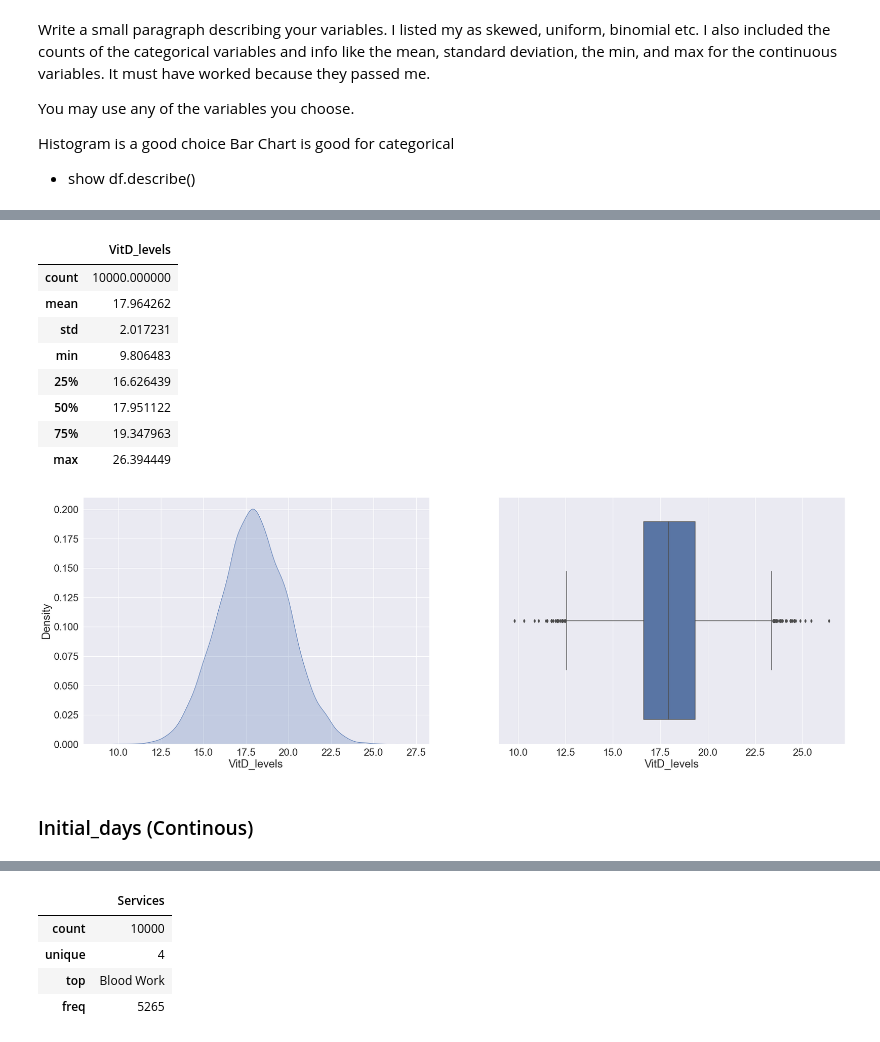
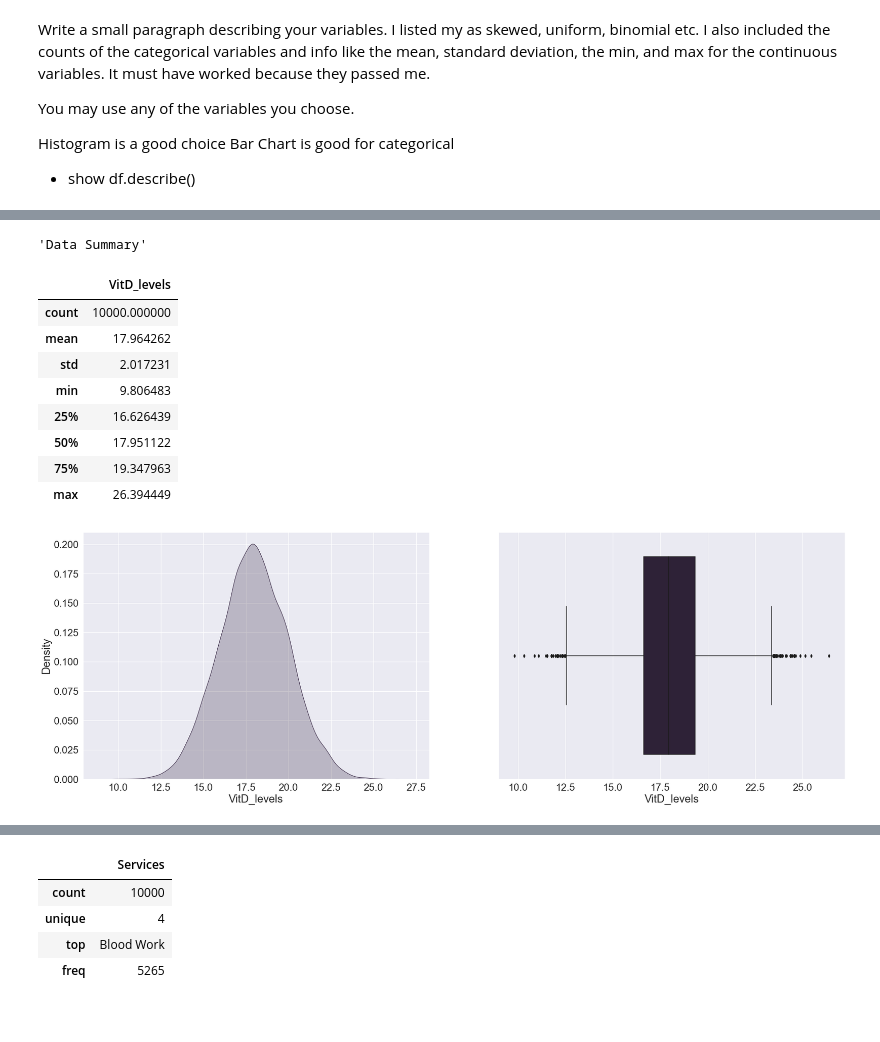
Before and after one commit to chrispaynes/OSDSC-Portfolio, a Jupyter notebook: exploratory_data_analysis/final_nb.ipynb, the cells around one changed output, grey strips where cells are left out. Saved outputs shown, nothing was run; the diff lists cells and outputs as text; code cells hidden in the pictures.

```diff
--- a/exploratory_data_analysis/final_nb.ipynb
+++ b/exploratory_data_analysis/final_nb.ipynb
@@ -105,7 +105,15 @@ The submission includes a warning- and error-free code to accurately analyze the
 -   ANOVA
 # %%
 import pandas as pd
+import matplotlib.pyplot as plt
+import numpy as np
 from scipy import stats
+import seaborn as sns
+
+pd.set_option("display.max_columns", 100)
+pd.set_option("display.max_rows", 100)
+cmap = "mako"
+sns.set(font_scale=2, palette=cmap)
 
 df = pd.read_csv("./src/Medical Data and Dictionary Files/medical_clean.csv")
 
@@ -302,28 +323,22 @@ Bar Chart is good for categorical
+# %%
+display("Data Summary", pd.DataFrame(df.VitD_levels.describe()))
+# %% [output]
+'Data Summary'
+|  | VitD_levels |
+| count | 10000.000000 |
+| mean | 17.964262 |
+| std | 2.017231 |
+| min | 9.806483 |
+| 25% | 16.626439 |
+| 50% | 17.951122 |
+| 75% | 19.347963 |
+| max | 26.394449 |
 # %%
-import matplotlib.pyplot as plt
-
-display(pd.DataFrame(df.VitD_levels.describe()))
-
 fig, axs = plt.subplots(ncols=2, figsize=(30,10))
 
 _ = sns.kdeplot(data=df, x="VitD_levels", ax=axs[0], fill=True)
 _ = sns.boxplot(data=df, x="VitD_levels", ax=axs[1])
 
 plt.savefig('vit_d_levels.png', format="png")
-
-#  VitD_levels The patient’s vitamin D levels as measured in ng/mL
-# - normal distribution
-# - few outliers with levels below ~15 ng/mL and others above ~23 ng/mL.
 # %% [output]
-|  | VitD_levels |
-| count | 10000.000000 |
-| mean | 17.964262 |
-| std | 2.017231 |
-| min | 9.806483 |
-| 25% | 16.626439 |
-| 50% | 17.951122 |
-| 75% | 19.347963 |
-| max | 26.394449 |
-[figure, old version]
+[figure, new version]
-# %% [markdown]
-### Initial_days (Continous)
```
Also changed, not shown: parts of 30 cells of this notebook.
